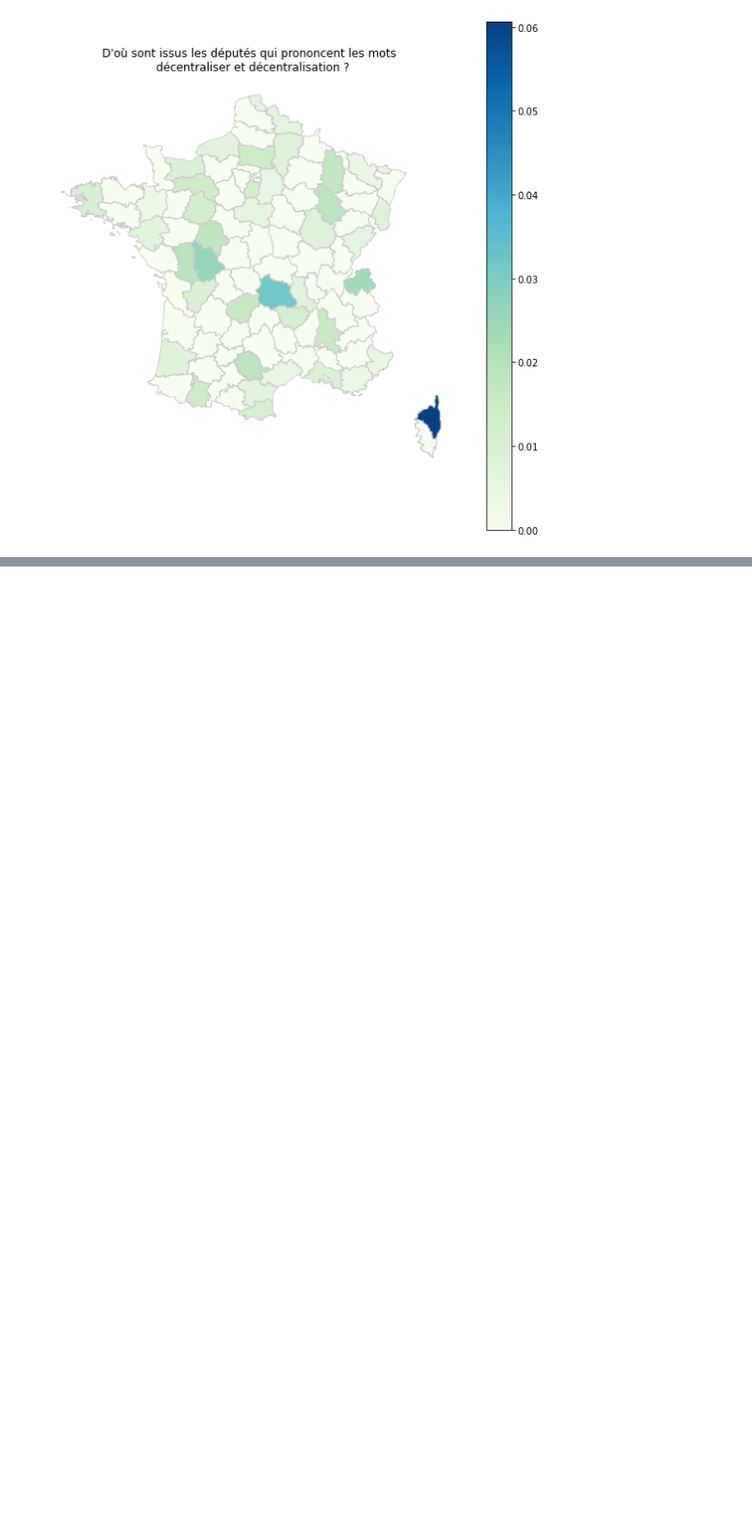
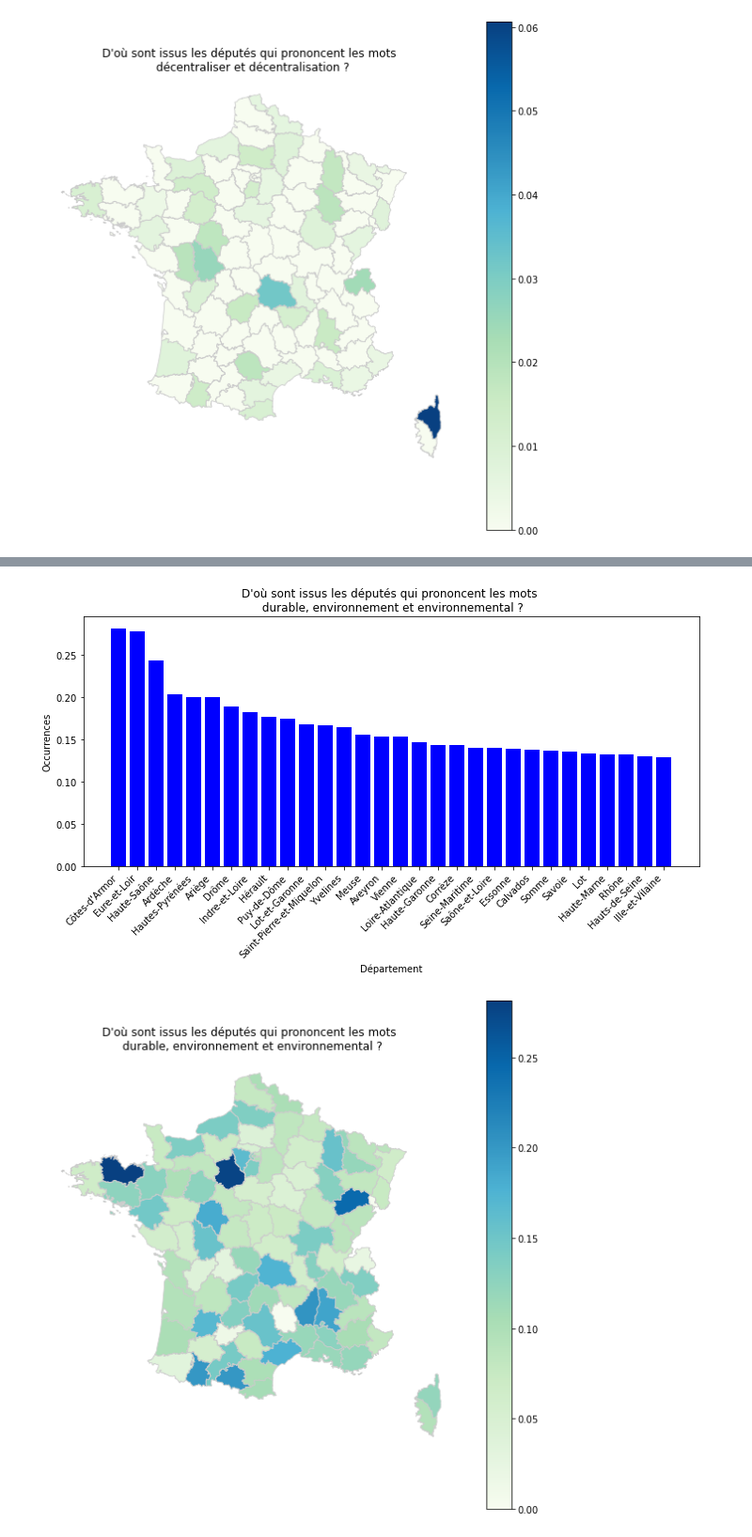
Before and after one commit to jcomperatore/PythonPourLaDataScience, a Jupyter notebook: Statistiques descriptives/Statistiques_descriptives.ipynb, the cells around one changed output, grey strips where cells are left out. Shown at 94% size. Drawn from its saved outputs; the diff is of its cells as text; code cells hidden in the pictures; blank space fills up the shorter version.

```diff
--- a/Statistiques descriptives/Statistiques_descriptives.ipynb
+++ b/Statistiques descriptives/Statistiques_descriptives.ipynb
@@ -528,0 +564,7 @@ localisation_mot(target_words)
+# %%
+target_words = ['durable','environnement','environnemental']
+
+localisation_mot(target_words)
+# %% [output]
+[figure, added]
+[figure, added]
```
Also changed, not shown: parts of 32 cells of this notebook, 1 other file.
